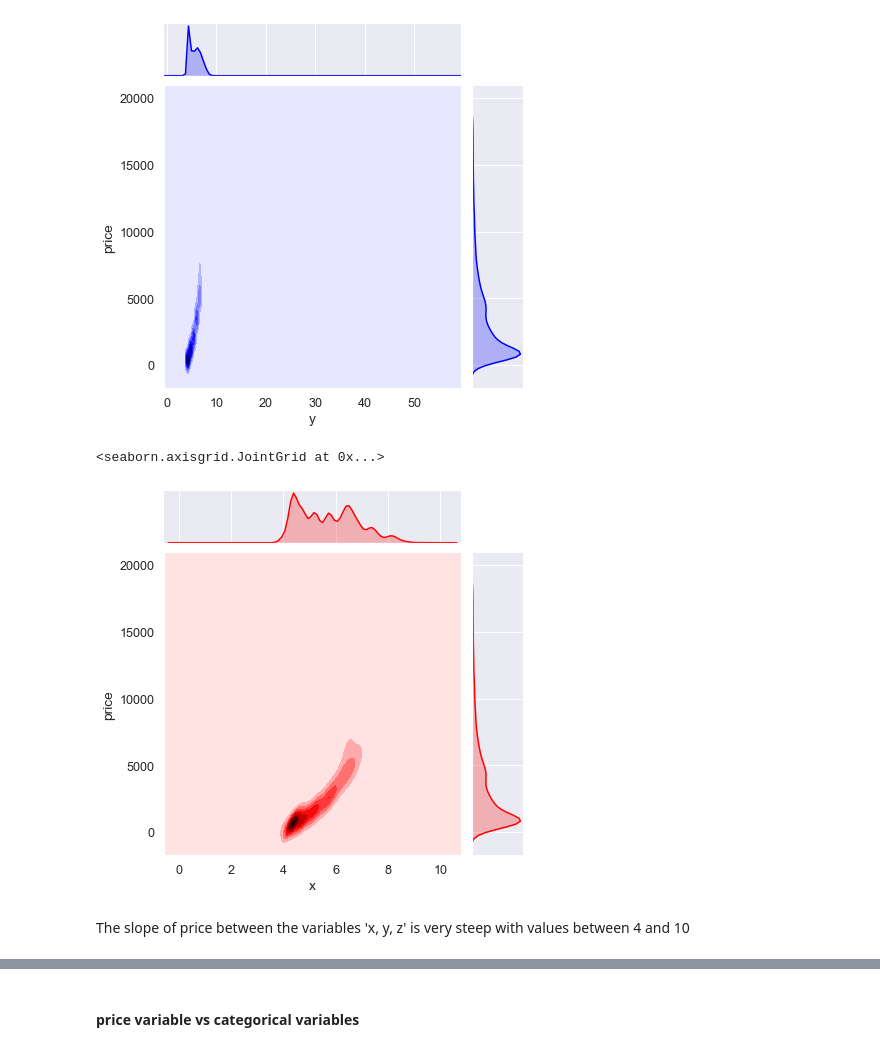
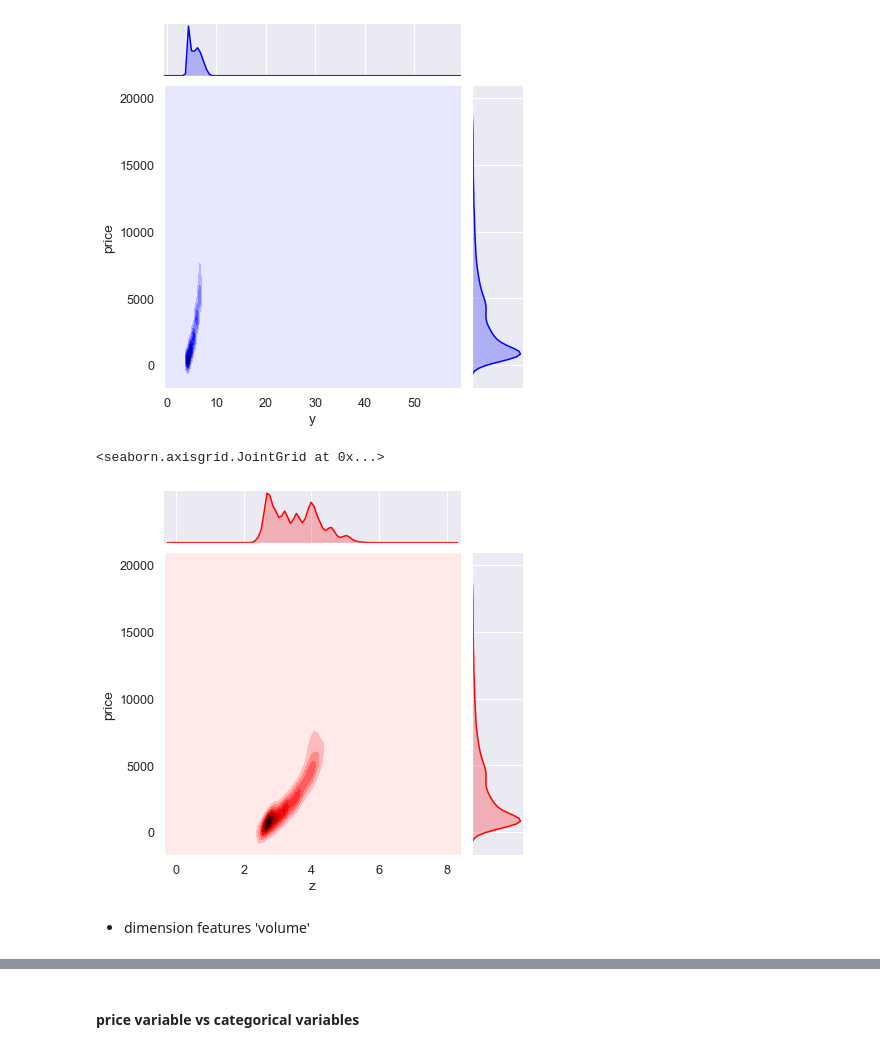
Before and after one commit to ChristianJavierMelo/EDA-visualization-with-Tableau, a Jupyter notebook: notebooks/data_analysis_report.ipynb, the cells around one changed output, grey strips where cells are left out. Saved outputs shown, nothing was run; the diff lists cells and outputs as text; code cells hidden in the pictures.

```diff
--- a/notebooks/data_analysis_report.ipynb
+++ b/notebooks/data_analysis_report.ipynb
@@ -52,0 +79,3 @@ dtype: object
+# %%
+diamonds['volume'] = diamonds['x'] * diamonds['y'] * diamonds['z']
+diamonds.head()
@@ -511,9 +584,9 @@ sns.jointplot(x='y', y='price', data=diamonds, kind='kde', color='blue')
 <seaborn.axisgrid.JointGrid at 0x...>
 [figure]
 # %%
-sns.jointplot(x='x', y='price', data=diamonds, kind='kde', color='red')
+sns.jointplot(x='z', y='price', data=diamonds, kind='kde', color='red')
 # %% [output]
 <seaborn.axisgrid.JointGrid at 0x...>
-[figure, old version]
+[figure, new version]
-# %% [markdown]
-The slope of price between the variables 'x, y, z' is very steep with values between 4 and 10
+# %% [markdown]
+- dimension features 'volume'
```
Also changed, not shown: parts of 33 cells of this notebook.
